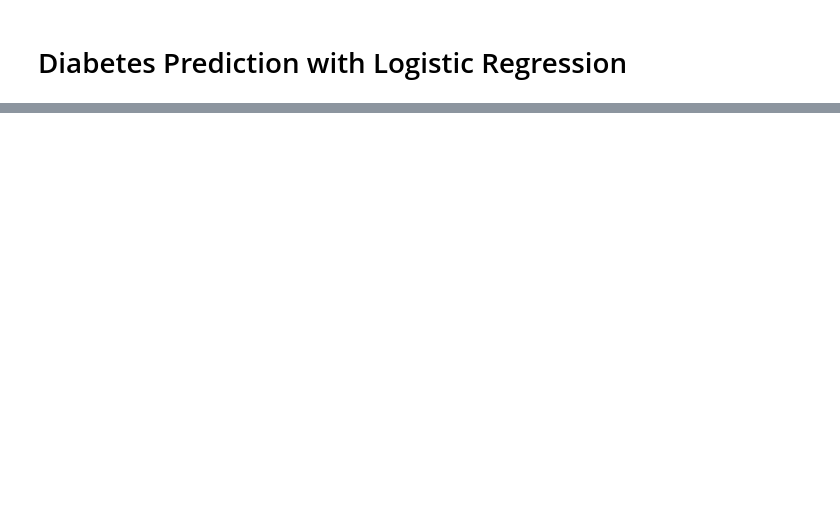
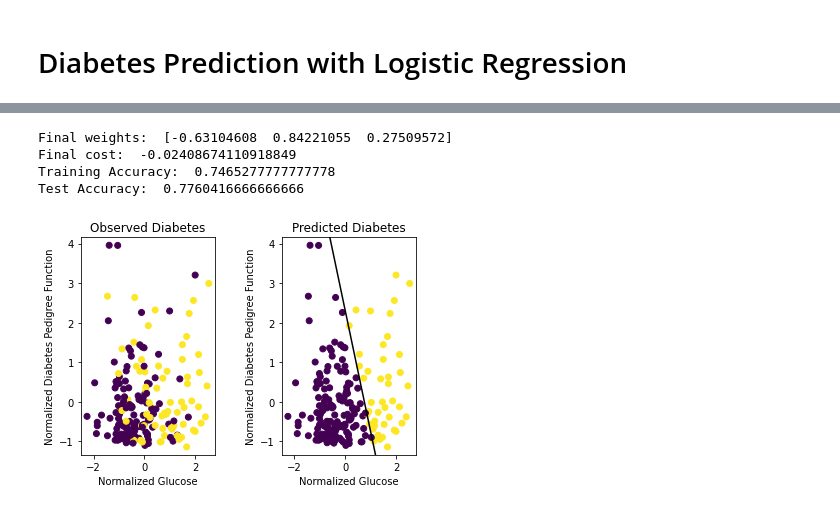
Before and after one commit to axgu/srp-lab-notebook, a Jupyter notebook: _build/jupyter_execute/prep/log_reg/diabetes-logreg.ipynb, the cells around one changed output, grey strips where cells are left out. Cells and saved outputs as stored; diff of their text form; code cells hidden in the pictures; blank space fills up the shorter version.

```diff
--- a/_build/jupyter_execute/prep/log_reg/diabetes-logreg.ipynb
+++ b/_build/jupyter_execute/prep/log_reg/diabetes-logreg.ipynb
@@ -71,0 +171,13 @@ plt.show()
+# %%
+# Glucose, DPF
+cols = (1, 6)
+X_train, X_test, Y_train, Y_test = splitData(sr, cols, filename)
+W = descent(X_train, Y_train)
+print("Test Accuracy: ", accuracy(X_test, Y_test, W))
+scatterplot(X_test, Y_test, W, "Glucose", "Diabetes Pedigree Function")
+# %% [output]
+Final weights:  [-0.63104608  0.84221055  0.27509572]
+Final cost:  -0.02408674110918849
+Training Accuracy:  0.7465277777777778
+Test Accuracy:  0.7760416666666666
+[figure, added]
```
Also changed, not shown: parts of 14 cells of this notebook, 34 other files.
